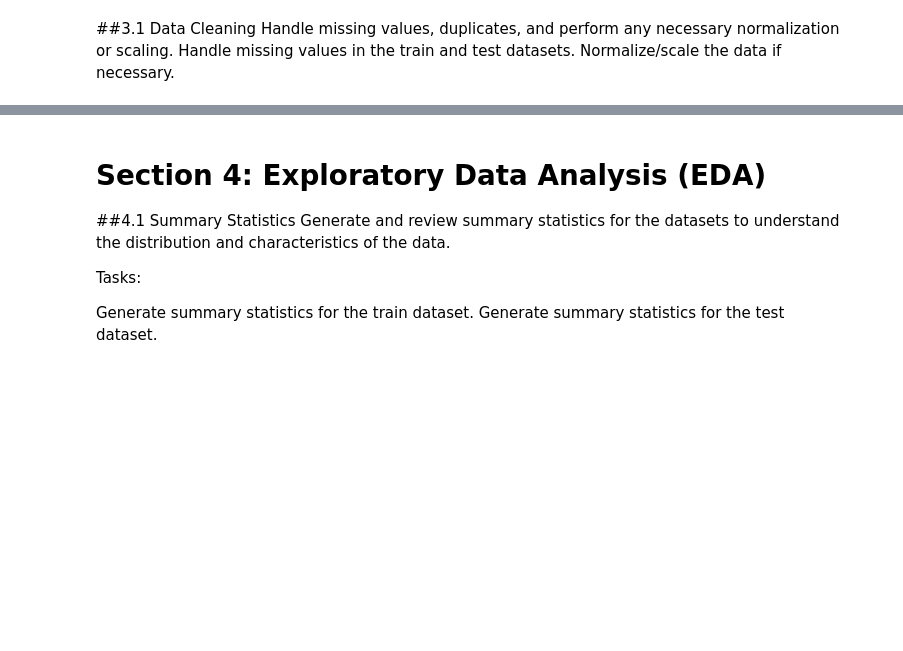
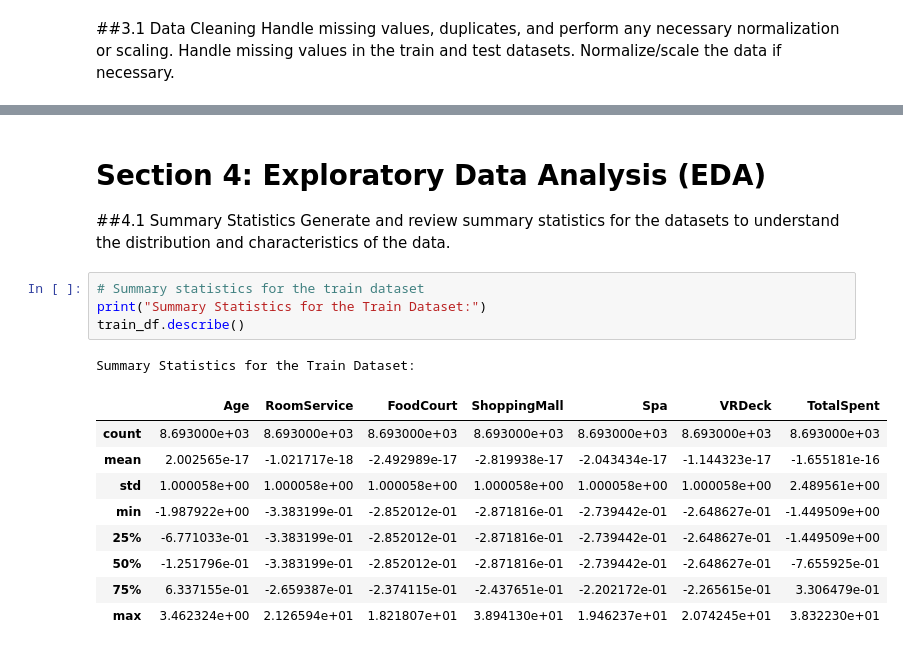
Before and after one commit to The-Kaggle-Crew-18/Kaggle-Challenge-18, a Jupyter notebook: KaggleChallenge.ipynb, the cells around one changed output, grey strips where cells are left out. Cells and saved outputs as stored; diff of their text form; blank space fills up the shorter version.

```diff
--- a/KaggleChallenge.ipynb
+++ b/KaggleChallenge.ipynb
@@ -226,8 +231,18 @@ Train Dataset with new features:
 # Section 4: Exploratory Data Analysis (EDA)
 ##4.1 Summary Statistics
 Generate and review summary statistics for the datasets to understand the distribution and characteristics of the data.
-
-Tasks:
-
-Generate summary statistics for the train dataset.
-Generate summary statistics for the test dataset.
+# %%
+# Summary statistics for the train dataset
+print("Summary Statistics for the Train Dataset:")
+train_df.describe()
+# %% [output]
+Summary Statistics for the Train Dataset:
+|  | Age | RoomService | FoodCourt | ShoppingMall | Spa | VRDeck | TotalSpent |
+| count | 8.693000e+03 | 8.693000e+03 | 8.693000e+03 | 8.693000e+03 | 8.693000e+03 | 8.693000e+03 | 8.693000e+03 |
+| mean | 2.002565e-17 | -1.021717e-18 | -2.492989e-17 | -2.819938e-17 | -2.043434e-17 | -1.144323e-17 | -1.655181e-16 |
+| std | 1.000058e+00 | 1.000058e+00 | 1.000058e+00 | 1.000058e+00 | 1.000058e+00 | 1.000058e+00 | 2.489561e+00 |
+| min | -1.987922e+00 | -3.383199e-01 | -2.852012e-01 | -2.871816e-01 | -2.739442e-01 | -2.648627e-01 | -1.449509e+00 |
+| 25% | -6.771033e-01 | -3.383199e-01 | -2.852012e-01 | -2.871816e-01 | -2.739442e-01 | -2.648627e-01 | -1.449509e+00 |
+| 50% | -1.251796e-01 | -3.383199e-01 | -2.852012e-01 | -2.871816e-01 | -2.739442e-01 | -2.648627e-01 | -7.655925e-01 |
+| 75% | 6.337155e-01 | -2.659387e-01 | -2.374115e-01 | -2.437651e-01 | -2.202172e-01 | -2.265615e-01 | 3.306479e-01 |
+| max | 3.462324e+00 | 2.126594e+01 | 1.821807e+01 | 3.894130e+01 | 1.946237e+01 | 2.074245e+01 | 3.832230e+01 |
```
Also changed, not shown: parts of 20 cells of this notebook.
